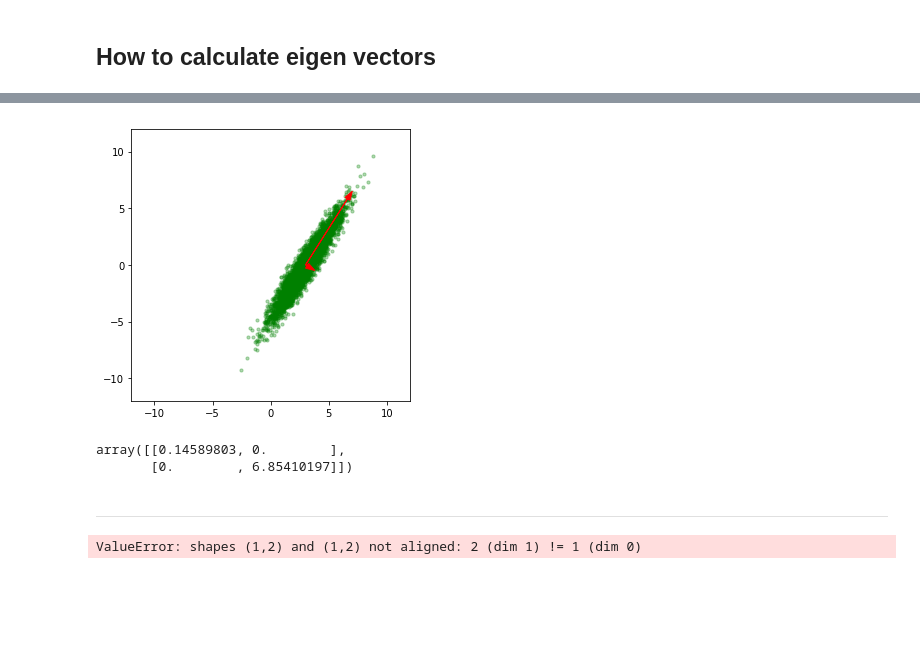
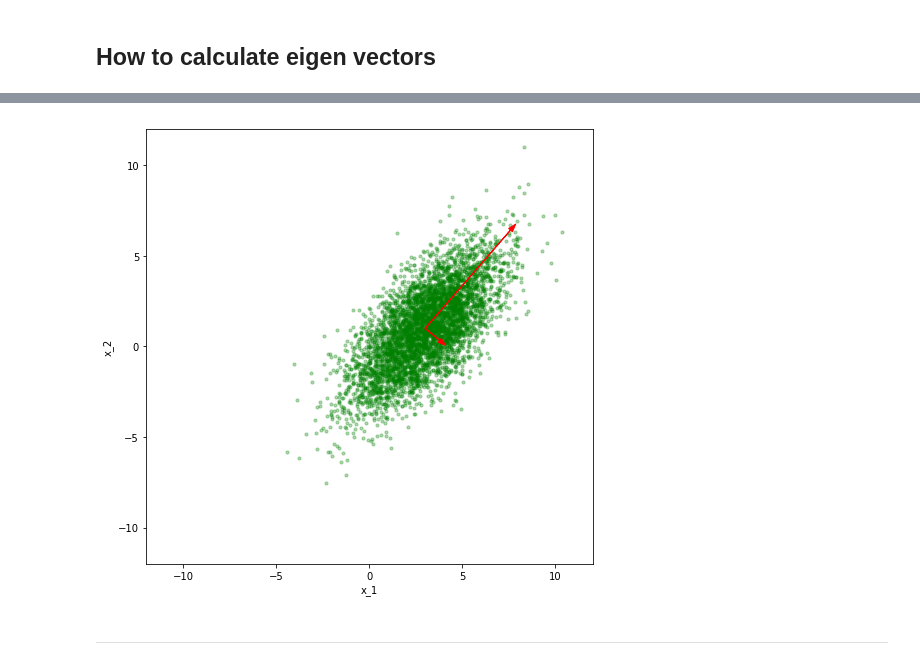
Before and after one commit to simonjisu/prml_study, a Jupyter notebook: notebooks/chapter-2/Probability.ipynb, the cells around one changed output, grey strips where cells are left out. Drawn from its saved outputs; the diff is of its cells as text; code cells hidden in the pictures; blank space fills up the shorter version.

Commit message:
update Gaussian dist

```diff
--- a/notebooks/chapter-2/Probability.ipynb
+++ b/notebooks/chapter-2/Probability.ipynb
@@ -122,7 +197,8 @@ $$\begin{aligned} \mathcal{N}(x \vert \mu, \Sigma^2) &=\dfrac{1}{(2\pi)^{D/2}} \
 # %% [markdown]
 ## How to calculate eigen vectors
 # %%
-A = np.array([[2, 3], [3, 5]])
-eigen1, eigen2 = np.roots([1, -7, 1])
+A = np.array([[4, 3],
+              [3, 5]])
+eigen1, eigen2 = np.roots([1, -9, 11])
 eigen1.round(2), eigen2.round(2)
 # %% [output]
@@ -251,22 +327,28 @@ V^{-1} == V^T
 [[ True  True]
  [ True  True]]
 # %%
-def draw_multi_gaussian(mu, cov, e_vec=None, n=5000, limits=None):
+def draw_multi_gaussian(mu, cov, e_val=None, e_vec=None, n=5000, limits=None):
     """
     only for 2d
     n : sample size
-    mag : magnitute for eigen vectors(eigen values, column vectors)
+    e_val : eigen value vector
+    e_vec : eigen vector matrix (combination of column vector)
     limits : axis limits [0]: x-axis, [1]: y-axis
     """
+    arrow_d = dict(facecolor="r", edgecolor="r", width=0.3, headwidth=5,
+                   headlength=8)
     x = np.random.multivariate_normal(mean=mu, cov=cov, size=(n))
-    fig, ax = plt.subplots(1, 1, figsize=(5, 5))
+
+    fig, ax = plt.subplots(1, 1, figsize=(8, 8))
     ax.scatter(x[:, 0], x[:, 1], c="g", s=10, alpha=0.3)
-    if e_vec is not None:
-        ax.arrow(*mu, *e_vec[:, 0], head_width=0.5, head_length=0.8, fc='r', ec='r')
-        ax.arrow(*mu, *e_vec[:, 1], head_width=0.5, head_length=0.8, fc='r', ec='r')
+    if e_vec is not None and e_val is not None:
+        ax.annotate("", xy=(mu + e_val[0]*e_vec[:, 0]), xytext=mu, arrowprops=arrow_d)
+        ax.annotate("", xy=(mu + e_val[1]*e_vec[:, 1]), xytext=mu, arrowprops=arrow_d)
     if limits is not None:
         ax.set_xlim(*limits[0])
         ax.set_ylim(*limits[1])
+    ax.set_xlabel("x_1")
+    ax.set_ylabel("x_2")
     plt.show()
 # %%
 limits = [(-12, 12), (-12, 12)]
@@ -275,6 +357,6 @@ limits = [(-12, 12), (-12, 12)]
 # let V = I (identity matrix)
 # then, A = L, which means 0 for non diagonal terms
 print(L)
-mu = np.array([3, 0])
-draw_multi_gaussian(mu, L, e_vec=L, limits=limits)
+mu = np.array([3, 1])
+draw_multi_gaussian(mu, L, e_val=e_val, e_vec=I, limits=limits)
 # %% [output]
@@ -284,16 +366,7 @@ draw_multi_gaussian(mu, L, e_vec=L, limits=limits)
 # %%
 # this example: A
-draw_multi_gaussian(mu, A, e_vec=e_vec.dot(L), limits=limits)
+draw_multi_gaussian(mu, A, e_val=e_val, e_vec=e_vec, limits=limits)
 # %% [output]
-[figure, old version]
+[figure, new version]
-# %%
-L
-# %% [output]
-array([[0.14589803, 0.        ],
-       [0.        , 6.85410197]])
 # %% [markdown]
 ---
-# %%
-(np.array([[1, 0]]).dot(np.array([[3, 4]])))
-# %% [output]
-ValueError: shapes (1,2) and (1,2) not aligned: 2 (dim 1) != 1 (dim 0)
```
Also changed, not shown: parts of 41 cells of this notebook.
